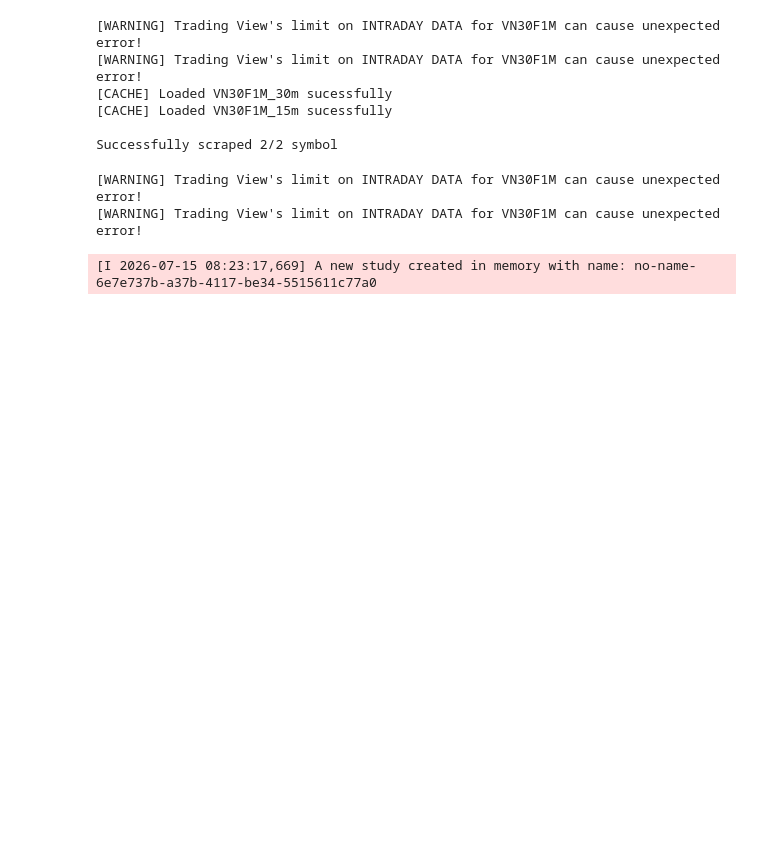
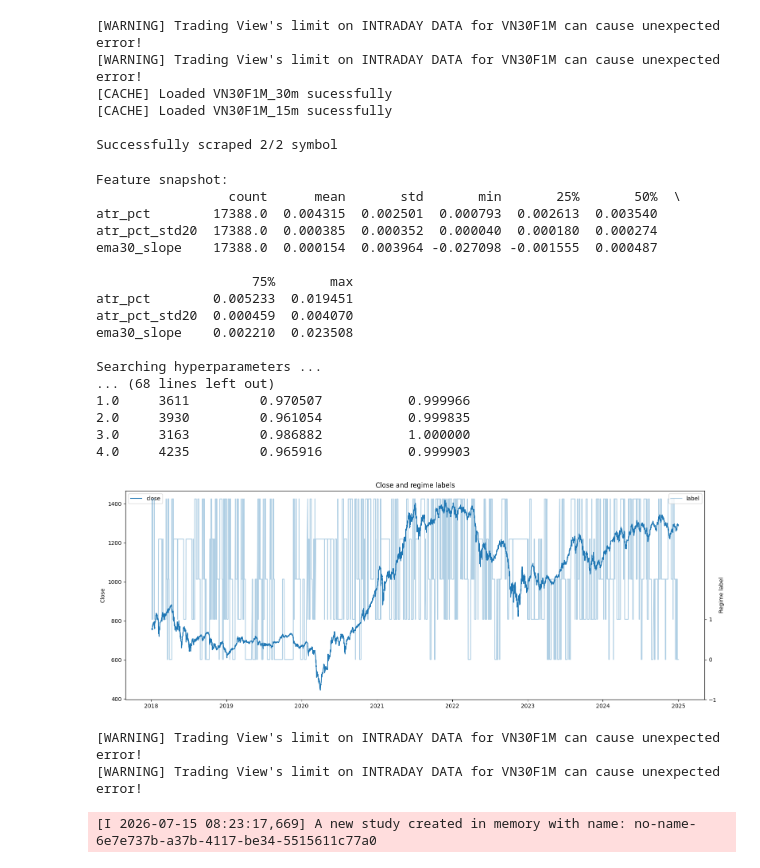
Before and after one commit to PeterDingVN/VNMiniQuant, a Jupyter notebook: ExeCore/exe.ipynb, the cells around one changed output. Saved outputs shown, nothing was run; the diff lists cells and outputs as text; code cells hidden in the pictures; blank space fills up the shorter version.

```diff
--- a/ExeCore/exe.ipynb
+++ b/ExeCore/exe.ipynb
@@ -18,6 +18,28 @@ vn15 = data_list['Vn30F1M_15m']
 [CACHE] Loaded VN30F1M_15m sucessfully
 
 Successfully scraped 2/2 symbol
+# %%
+from Alpha.hmm_regime_pipeline import run_pipeline
+pipe, feat, hp, wf_result, labeled = run_pipeline(vn15)
+# %% [output]
+Feature snapshot:
+                 count      mean       std       min       25%       50%  \
+atr_pct        17388.0  0.004315  0.002501  0.000793  0.002613  0.003540
+atr_pct_std20  17388.0  0.000385  0.000352  0.000040  0.000180  0.000274
+ema30_slope    17388.0  0.000154  0.003964 -0.027098 -0.001555  0.000487
+
+                    75%       max
+atr_pct        0.005233  0.019451
+atr_pct_std20  0.000459  0.004070
+ema30_slope    0.002210  0.023508
+
+Searching hyperparameters ...
+... (68 lines left out)
+1.0     3611         0.970507           0.999966
+2.0     3930         0.961054           0.999835
+3.0     3163         0.986882           1.000000
+4.0     4235         0.965916           0.999903
+[figure, added]
 # %%
 param_range = {
     "quick_period_long": (5, 50),
```
Also changed, not shown: 2 other files.
